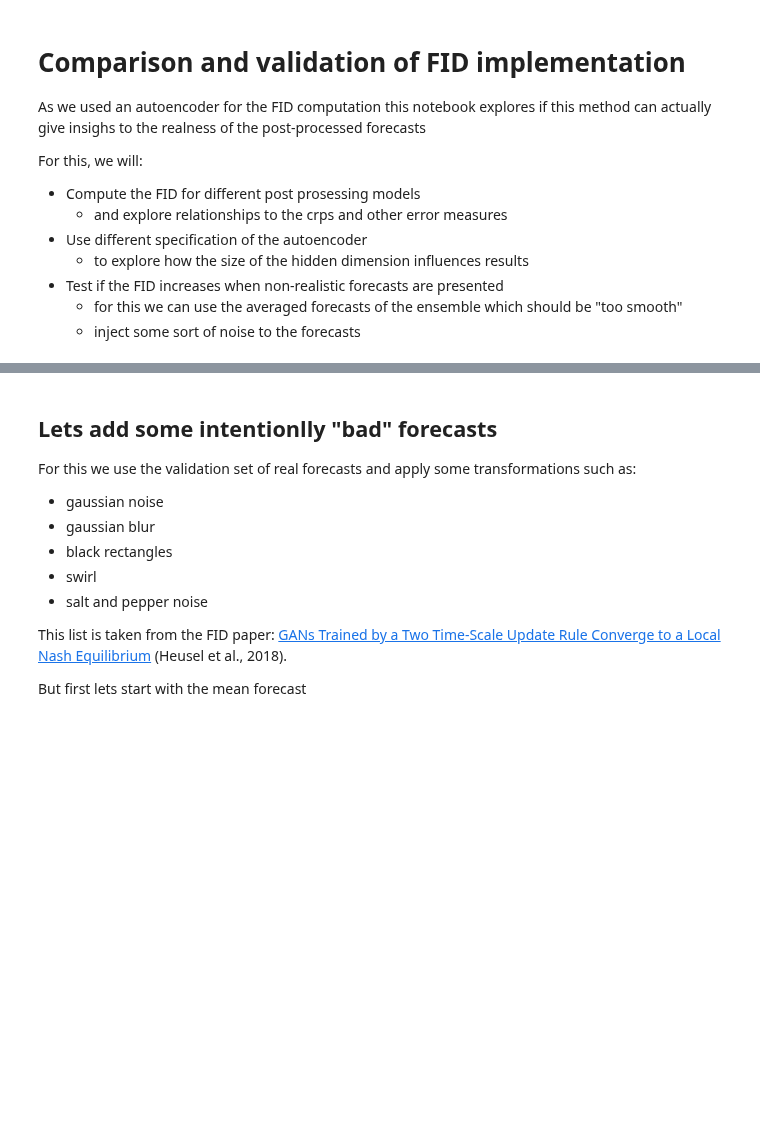
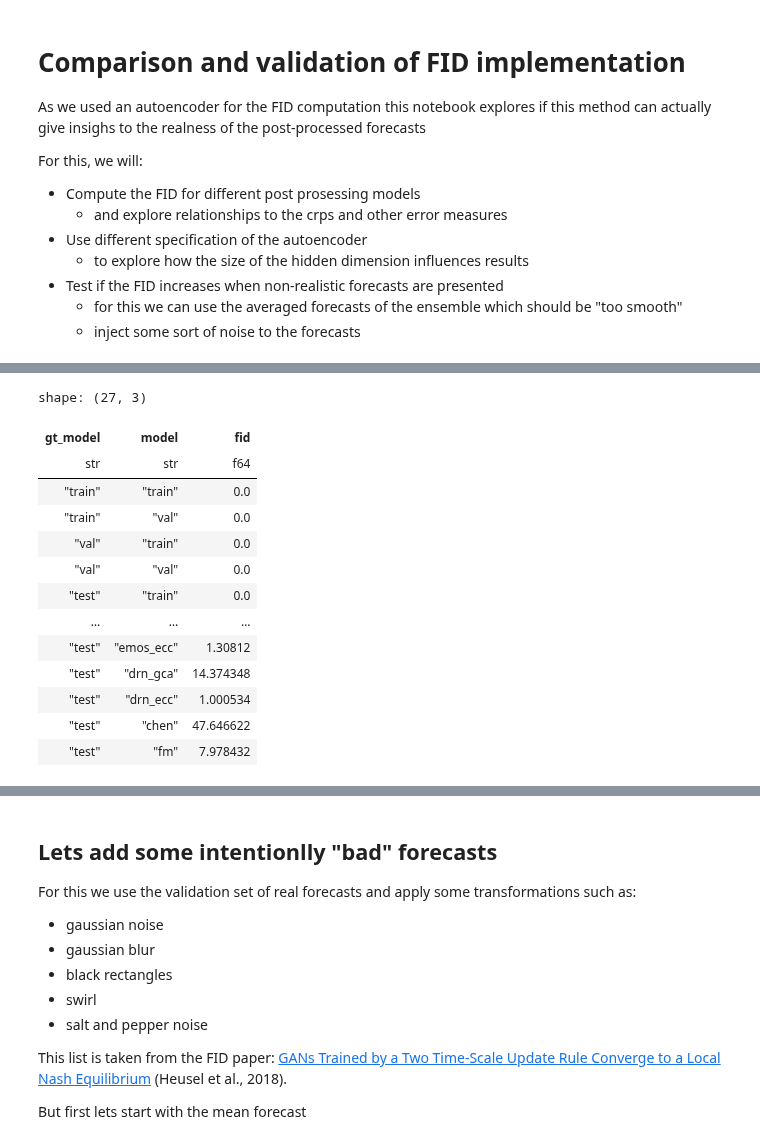
Before and after one commit to m-j-w-f/GenPP, a Jupyter notebook: src/genpp/eval/FID/vis_fid.ipynb, the cells around one changed output, grey strips where cells are left out. Drawn from its saved outputs; the diff is of its cells as text; code cells hidden in the pictures; blank space fills up the shorter version.

```diff
--- a/src/genpp/eval/FID/vis_fid.ipynb
+++ b/src/genpp/eval/FID/vis_fid.ipynb
@@ -31,0 +94,19 @@ For now all latent vectors are computed using this autoencoder: https://wandb.ai
+# %%
+trainer = L.Trainer(accelerator="auto", logger=False)
+
+for _, info_dict in models.items():
+    all_latents = {}
+    for val_pred_name, val_pred_path in info_dict["val_predictions"].items():
+        val_preds = load_predictions_dataarray(val_pred_path)
+        # Convert to latents
+        val_preds_tensor = torch.tensor(val_preds.to_numpy()).float()
+        val_preds_tensor = rearrange(
+            val_preds_tensor,
+            "prediction sample channel height width -> (prediction sample) channel height width",
+        )
+        dataset = TensorDataset(val_preds_tensor)
+        dataloader = DataLoader(dataset, batch_size=64, shuffle=False)
+        latents: list[torch.Tensor] = trainer.predict(encoder, dataloader)  # type: ignore
+        latents_cat = torch.cat(latents, dim=0)
+        all_latents[val_pred_name] = latents_cat
+    info_dict["latents"] = all_latents
@@ -68,3 +167,63 @@ fid_df
+# %%
+rows = []
+for (gt1_name, gt1_latent), (gt2_name, gt2_latent) in product(gt_latents.items(), repeat=2):
+    if gt1_name > gt2_name:
+        continue
+    elif gt1_name == gt2_name:
+        rows.append(
+            {
+                "gt_model": gt1_name,
+                "model": gt2_name,
+                "fid": 0.0,
+            }
+        )
+    else:
+        fid_value = fid(features1=gt1_latent, features2=gt2_latent)
+        rows.append(
+            {
+                "gt_model": gt1_name,
+                "model": gt2_name,
+                "fid": fid_value,
+            }
+        )
+        rows.append(
+            {
+                "gt_model": gt2_name,
+                "model": gt1_name,
+                "fid": fid_value,
+            }
+        )
+for (gt_name, gt_latent), (model_type, model_dict) in product(gt_latents.items(), models.items()):
+    for latent_name, latent_tensor in model_dict["latents"].items():
+        extra_name = extra[-1].split(".")[0] if len(extra := latent_name.split("_")) == 3 else ""
+        model_full_name = model_type + "_" + extra_name if extra_name else model_type
+        fid_value = fid(features1=latent_tensor, features2=gt_latent)
+        rows.append(
+            {
+                "gt_model": gt_name,
+                "model": model_full_name,
+                "fid": fid_value,
+            }
+        )
+
+# Clip values to be non-negative as these come from numerical errors
+fid_df = pl.DataFrame(rows).with_columns(pl.col("fid").clip(0, None))
+fid_df
+# %% [output]
+shape: (27, 3)
+| gt_model | model | fid |
+| str | str | f64 |
+| "train" | "train" | 0.0 |
+| "train" | "val" | 0.0 |
+| "val" | "train" | 0.0 |
+| "val" | "val" | 0.0 |
+| "test" | "train" | 0.0 |
+| … | … | … |
+| "test" | "emos_ecc" | 1.30812 |
+| "test" | "drn_gca" | 14.374348 |
+| "test" | "drn_ecc" | 1.000534 |
+| "test" | "chen" | 47.646622 |
+| "test" | "fm" | 7.978432 |
 # %% [markdown]
 ## Notes on the following Plot
 
```
Also changed, not shown: parts of 21 cells of this notebook, 2 other files.
